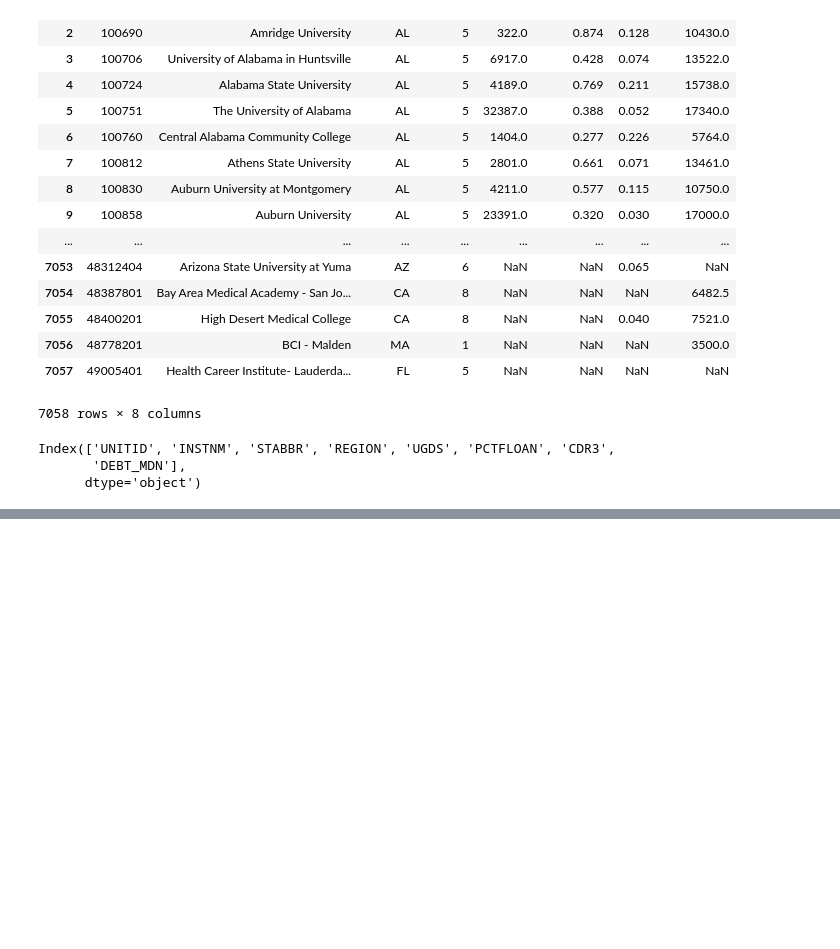
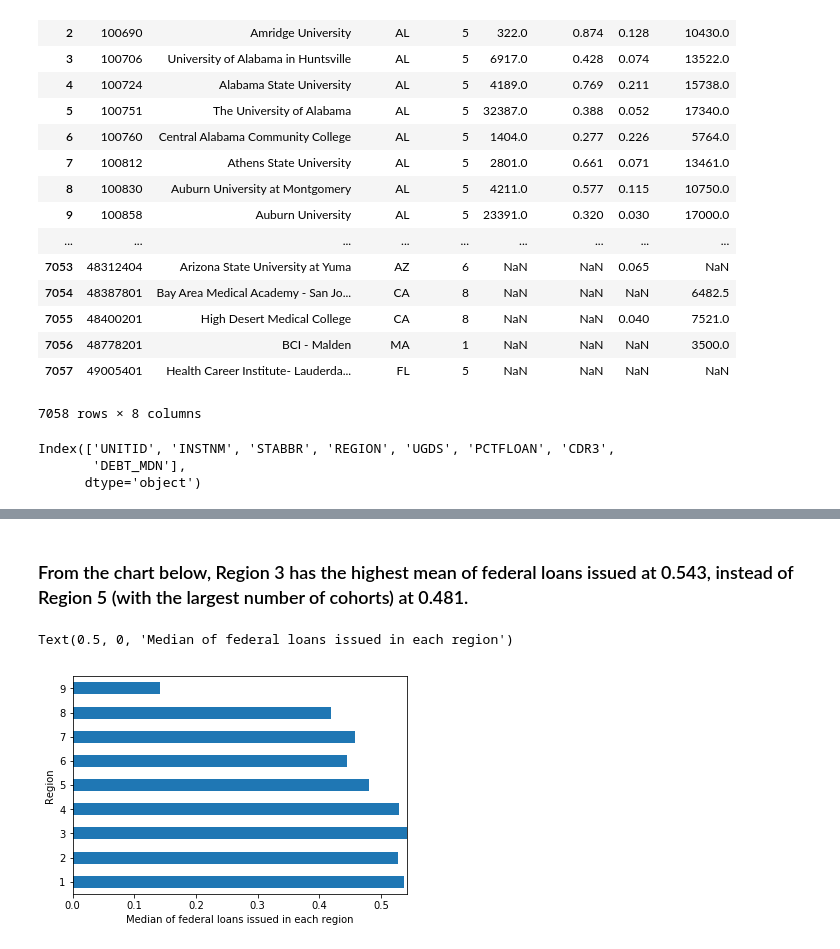
Before and after one commit to NinaMaxberry/Student-Loan-Default-Review, a Jupyter notebook: National Student Loan Debt Review.ipynb, the cells around one changed output, grey strips where cells are left out. Saved outputs shown, nothing was run; the diff lists cells and outputs as text; code cells hidden in the pictures; blank space fills up the shorter version.

```diff
--- a/National Student Loan Debt Review.ipynb
+++ b/National Student Loan Debt Review.ipynb
@@ -149,0 +132,9 @@ my_pctloan(pctresults)
+# %%
+# The mean of federal loans issued per region
+def my_pctloan(AllData):
+    for x in AllData:
+       print(x)
+AllData.groupby(['REGION'])['PCTFLOAN'].mean().round(3)
+pctresults = pd.Series(data=AllData.groupby(['REGION'])['PCTFLOAN'].mean().round(3))
+
+my_pctloan(pctresults)
@@ -149,0 +151,13 @@ my_pctloan(pctresults)
+# %% [markdown]
+### From the chart below, Region 3 has the highest mean of federal loans issued at 0.543, instead of Region 5 (with the largest number of cohorts) at 0.481.
+# %%
+# Average percentage of Federal loans issued
+pctresults.plot('barh')
+
+plt.autoscale(True, 'x', True)
+
+plt.ylabel('Region')
+plt.xlabel('Median of federal loans issued in each region')
+# %% [output]
+Text(0.5, 0, 'Median of federal loans issued in each region')
+[figure, added]
```
Also changed, not shown: parts of 21 cells of this notebook, 3 other files.
